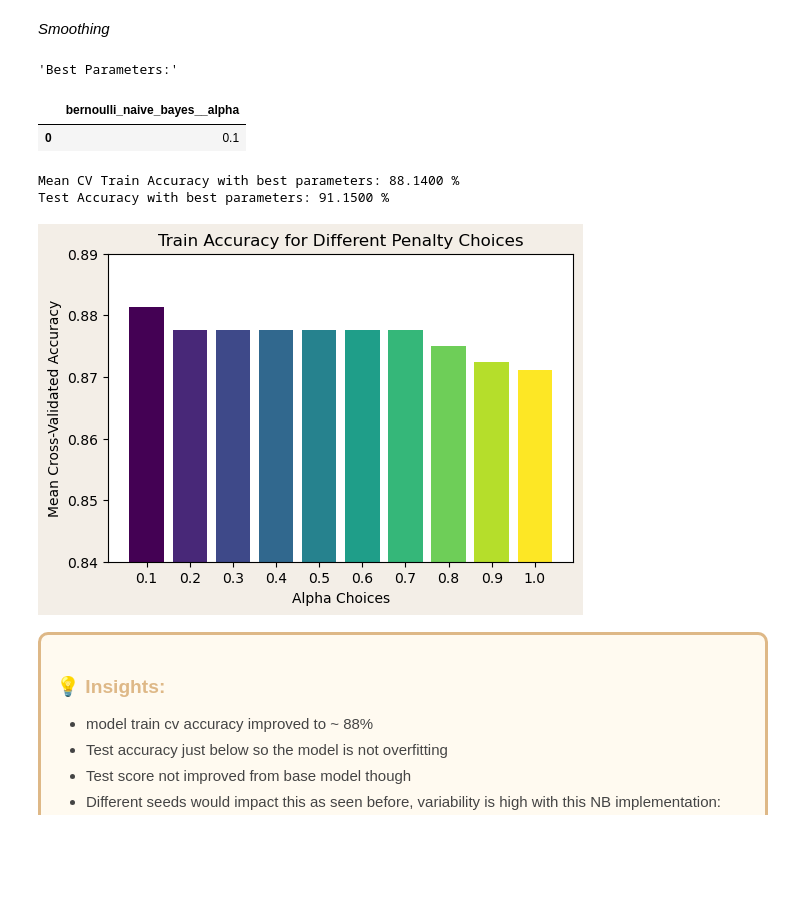
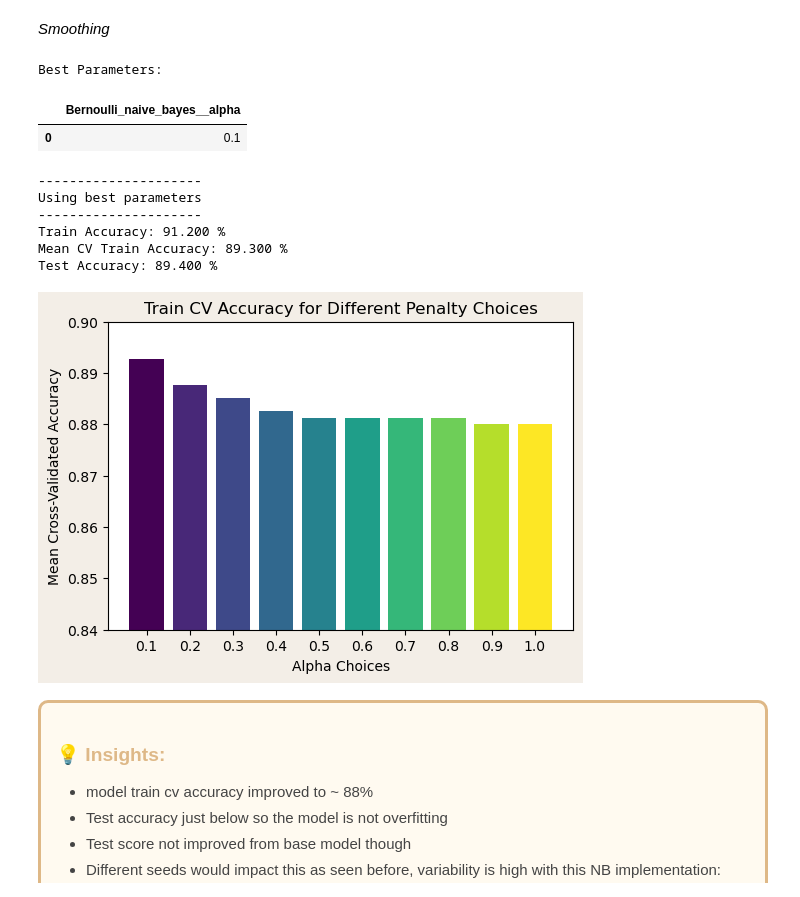
Before and after one commit to carstenegelund/sleep-disorder-classifier, a Jupyter notebook: model_naive_bayes_classification.ipynb, the cells around one changed output. Saved outputs shown, nothing was run; the diff lists cells and outputs as text; code cells hidden in the pictures; blank space fills up the shorter version.

Commit message:
model development

```diff
--- a/model_naive_bayes_classification.ipynb
+++ b/model_naive_bayes_classification.ipynb
@@ -204,13 +196,26 @@ y_train, y_test = y_train.values.reshape(-1), y_test.values.reshape(-1)
 # %%
+# SET UP AND VERIFICATION OF TRANSFORMERS STEPS BEFORE PIPELINE
+
+# Create a custom binner for df transform
+binner = CustomBinnerNB()
+
+# Transform step 1
+binned_X_train_array = binner.fit_transform(X_train)
+binned_X_test_array = binner.transform(X_test)
+
+# Retrieve new column names for OneHotEncoder
+ALL_FEATURES_BINS = binned_X_train_array.columns
+
 # Create a column transformer for encoding
 column_trans = ColumnTransformer(
     transformers=[
-        ('onehot', OneHotEncoder(sparse = False, handle_unknown='ignore'), ALL_FEATURES)
+        ('onehot', OneHotEncoder(sparse = False, handle_unknown='ignore'), ALL_FEATURES_BINS)
     ],
     remainder='passthrough')
 
-transformed_X_train_array = column_trans.fit_transform(X_train)
-transformed_X_test_array = column_trans.transform(X_test)
+# Transform step 2
+transformed_X_train_array = column_trans.fit_transform(binned_X_train_array)
+transformed_X_test_array = column_trans.transform(binned_X_test_array)
 
 # # Convert to df as a sense check. Use only for interpretibility before using for pipeline.
 transformed_X_train_df = settings.convert_transformed_features_to_df(column_trans, transformed_X_train_array)
@@ -237,7 +242,9 @@ display("test: check for same dummy encoded columns and scaled values (mean clos
 model_nb = CategoricalNB()
 
 # create sklearn pipeline
-pipeline_nb = settings.create_pipeline(["preprocess", column_trans], ["bernoulli_naive_bayes", model_nb])
+pipeline_nb = settings.create_pipeline(["Binner", binner],
+                                        ["Preprocess", column_trans],
+                                        ["Bernoulli_naive_bayes", model_nb])
 
 # create cross validation object for cross_val_score
 cv_nb = RepeatedStratifiedKFold(n_splits=5, n_repeats=3, random_state=42)
@@ -326,57 +315,49 @@ settings.save_pipeline("best_naive_bayes_classification_pipeline.pkl", pipeline_
 # %%
 # set up param grid
 param_grid_nb = {
-    'bernoulli_naive_bayes__alpha': np.linspace(0.1, 1, 10) # default is 1
+    'Bernoulli_naive_bayes__alpha': np.linspace(0.1, 1, 10) # default is 1
 }
 
 # Create and fit GridSearchCV object on train data
 grid_search_nb = GridSearchCV(pipeline_nb, param_grid=param_grid_nb, scoring='accuracy', cv=cv_nb, n_jobs=-1)
 grid_search_nb.fit(X_train, y_train)
 
-# Access best hyperparameters and accuracy score
-best_params, best_train_score = grid_search_nb.best_params_, grid_search_nb.best_score_
-
-# Print the best parameters
-display("Best Parameters:", pd.DataFrame(best_params, index=[0]))
-
-# Print the best mean cv training score
-print("Mean CV Train Accuracy with best parameters:", settings.score_formatter(best_train_score, 4))
-
-# Evaluate the best model on the test set
-best_pipeline = grid_search_nb.best_estimator_
-test_accuracy = best_pipeline.score(X_test, y_test)
-print("Test Accuracy with best parameters:", settings.score_formatter(test_accuracy, 4))
+settings.hyperparam_tune_summary(grid_search_nb, X_train, y_train, X_test, y_test)
 # %% [output]
-'Best Parameters:'
+Best Parameters:
-|  | bernoulli_naive_bayes__alpha |
+|  | Bernoulli_naive_bayes__alpha |
 | 0 | 0.1 |
-Mean CV Train Accuracy with best parameters: 88.1400 %
-Test Accuracy with best parameters: 91.1500 %
+---------------------
+Using best parameters
+---------------------
+Train Accuracy: 91.200 %
+Mean CV Train Accuracy: 89.300 %
+Test Accuracy: 89.400 %
 # %%
 # Access the grid search results
 results = grid_search_nb.cv_results_
 
 # Extract C values and accuracy scores
-alpha_values = results['param_bernoulli_naive_bayes__alpha'].data
+alpha_values = results['param_Bernoulli_naive_bayes__alpha'].data
 alpha_values = [str(val)[:3] for val in alpha_values]
 mean_test_scores = results['mean_test_score'].data
 
 # Use a color map for the bars
 cmap = plt.get_cmap("viridis")
 colors = cmap(np.linspace(0, 1, len(alpha_values)))
 
 # Plot the bars with specified colors
 fig, ax = plt.subplots(figsize=(6, 4), gridspec_kw={'hspace': 0.8}, facecolor="#F3EEE7")
 bars = ax.bar(alpha_values, mean_test_scores, color=colors)
 
 # Add plot details
-ax.set_ylim(0.84, 0.89)
+ax.set_ylim(0.84, 0.90)
 ax.set_xlabel('Alpha Choices')
 ax.set_ylabel('Mean Cross-Validated Accuracy')
-ax.set_title('Train Accuracy for Different Penalty Choices')
+ax.set_title('Train CV Accuracy for Different Penalty Choices')
 plt.show()
 # %% [output]
-[figure, old version]
+[figure, new version]
 # %% [markdown]
 <div style="border-radius:10px; border:#DEB887 solid; padding: 15px; background-color: #FFFAF0; font-size:100%; text-align:left; max-width: 1050px; margin: 0 auto; color: #444444;">
 
```
Also changed, not shown: parts of 20 cells of this notebook, 3 other files.
